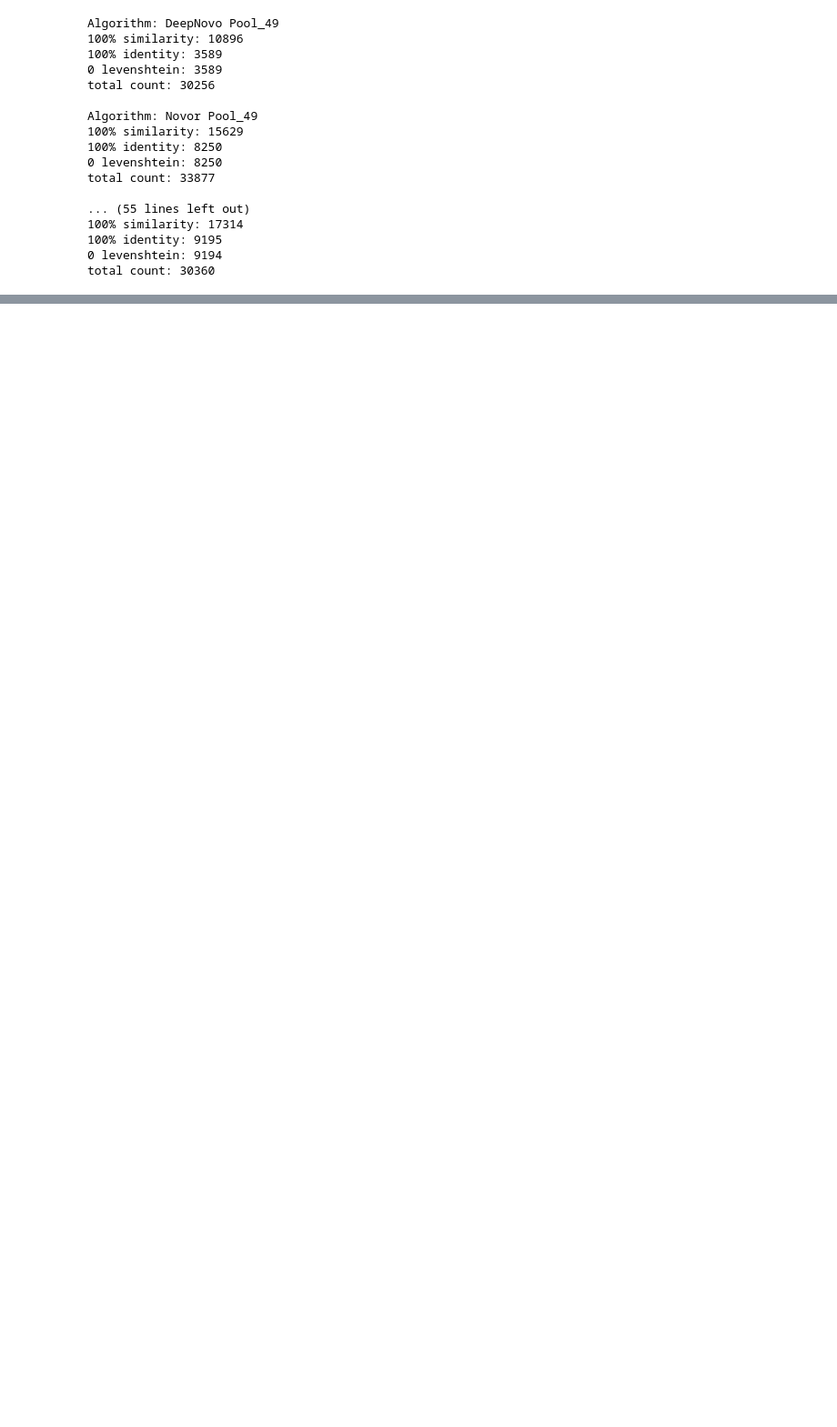
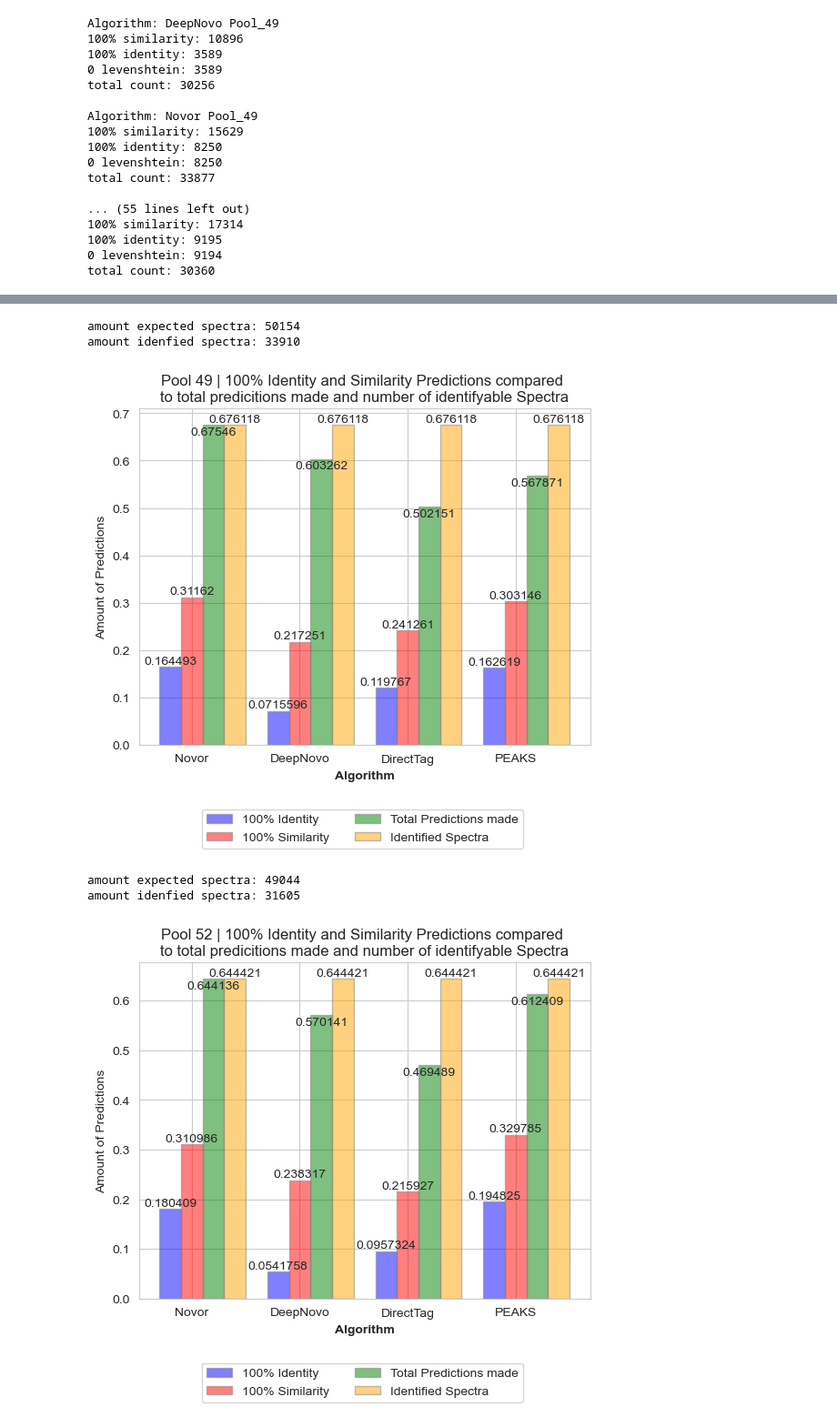
Before and after one commit to LukasStonie/PeptideDeNovoSequencing, a Jupyter notebook: Pipeline/Analysis/ScoreDistributions.ipynb, the cells around one changed output, grey strips where cells are left out. Shown: that part at 91% size. Drawn from its saved outputs; the diff is of its cells as text; code cells hidden in the pictures; blank space fills up the shorter version.

```diff
--- a/Pipeline/Analysis/ScoreDistributions.ipynb
+++ b/Pipeline/Analysis/ScoreDistributions.ipynb
@@ -7,11 +7,3 @@ import itertools
 import warnings
 
 warnings.filterwarnings('ignore')
-# %%
-expected = pd.read_csv(
-        "/Users/lukas/University/Bachelor_Thesis/Project/PeptideDeNovoSequencing/Data/BD7_Thermo_Pool52_HCD/Thermo_SRM_Pool_52_01_01_3xHCD-1h-R2-tryptic/msmsScans.txt",
-        sep='\t')
-count_spectra = expected.shape[0]
-print("amount expected spectra:", count_spectra)
-count_identified = expected.query("Identified == '+'").shape[0]
-print("amount idenfied spectra:",count_identified )
@@ -131,0 +148,70 @@ for p in pools:
+# %%
+for p in pools:
+    # load the actual data
+    expected_pool = pd.read_csv(
+            f"../../Data/Datasets/{p}/Thermo_SRM_{p}_01_01_3xHCD-1h-R2-tryptic/msmsScans.txt",
+            sep='\t')
+    count_spectra = expected_pool.shape[0]
+    count_identified = expected_pool.query("Identified == '+'").shape[0]
+    print("amount expected spectra:", count_spectra)
+    print("amount idenfied spectra:", count_identified)
+    # load the scoring results
+    novor_df = pd.read_csv(f'../../Data/ScoringResults/{p}/novor_scored.tsv', sep='\t', index_col=None)
+    deepnovo_df = pd.read_csv(f'../../Data/ScoringResults/{p}/deepnovo_scored.tsv', sep='\t', index_col=None)
+    directTag_df = pd.read_csv(f'../../Data/ScoringResults/{p}/direcTag_scored.tsv', sep='\t', index_col=None)
+    peaks_df = pd.read_csv(f'../../Data/ScoringResults/{p}/peaks_scored.tsv', sep='\t', index_col=None)
+
+    # get the amount of predictions with 100% identity
+    novor_100_id = novor_df.query('Identity == 1.0').shape[0]
+    deepnovo_100_id = deepnovo_df.query('Identity == 1.0').shape[0]
+    directTag_100_id = directTag_df.query('Identity == 1.0').shape[0]
+    peaks_100_id = peaks_df.query('Identity == 1.0').shape[0]
+
+     # get the amount of predictions with 100% similarity
+    novor_100_sim = novor_df.query('Similarity == 1.0').shape[0]
+    deepnovo_100_sim = deepnovo_df.query('Similarity == 1.0').shape[0]
+    directTag_100_sim = directTag_df.query('Similarity == 1.0').shape[0]
+    peaks_100_sim = peaks_df.query('Similarity == 1.0').shape[0]
+
+    # get number of predictions made
+    novor_count = novor_df.shape[0]
+    deepnovo_count = deepnovo_df.shape[0]
+    directTag_count = directTag_df.shape[0]
+    peaks_count = peaks_df.shape[0]
+
+    # create grouped bar plot
+    fig, ax = plt.subplots()
+    barWidth = 0.2
+    bars1 = [novor_100_id/count_spectra, deepnovo_100_id/count_spectra, (directTag_100_id/10)/count_spectra, peaks_100_id/count_spectra]
+    bars2 = [novor_100_sim/count_spectra, deepnovo_100_sim/count_spectra, (directTag_100_sim/10)/count_spectra, peaks_100_sim/count_spectra]
+    bars3 = [novor_count/count_spectra, deepnovo_count/count_spectra, (directTag_count/10)/count_spectra, peaks_count/count_spectra]
+    bars4 = [count_identified/count_spectra, count_identified/count_spectra, count_identified/count_spectra , count_identified/count_spectra ]
+    r1 = range(len(bars1))
+    r2 = [x + barWidth for x in r1]
+    # move label for bar3 a bit to the bottom
+    r3 = [x + barWidth for x in r2]
+    r4 = [x + barWidth for x in r3]
+    #plt.bar(r1, bars1, color='blue', alpha=0.3, width=barWidth, edgecolor='grey', label='100% Identity')
+    plt.bar_label(plt.bar(r1, bars1, color='blue', alpha=0.5, width=barWidth, edgecolor='grey', label='100% Identity'))
+    #plt.bar(r2, bars2, color='red', alpha=0.3, width=barWidth, edgecolor='grey', label='100% Similarity')
+    plt.bar_label(plt.bar(r2, bars2, color='red', alpha=0.5, width=barWidth, edgecolor='grey', label='100% Similarity'))
+
+    plt.bar_label(plt.bar(r3, bars3, color='green', alpha=0.5, width=barWidth, edgecolor='grey', label='Total Predictions made'), padding=-10)
+    plt.bar_label(plt.bar(r4, bars4, color='orange', alpha=0.5, width=barWidth, edgecolor='grey', label='Identified Spectra'))
+    plt.xlabel('Algorithm', fontweight='bold')
+    plt.xticks([r + barWidth for r in range(len(bars1))], ['Novor', 'DeepNovo', 'DirectTag', 'PEAKS'])
+    plt.ylabel('Amount of Predictions')
+    plt.title(f'{" ".join(p.split("_"))} | 100% Identity and Similarity Predictions compared \nto total predicitions made and number of identifyable Spectra')
+    plt.legend()
+    # Put a legend to on the bottom of the plot
+    ax.legend(loc='center left', bbox_to_anchor=(0.125, -0.25), ncol=2)
+    #plt.savefig(f'../../Data/Analysis/{p}/grouped_bar_plot_amout_predictions.png')
+    #plt.close()
+    plt.show()
+# %% [output]
+amount expected spectra: 50154
+amount idenfied spectra: 33910
+[figure, added]
+amount expected spectra: 49044
+amount idenfied spectra: 31605
+[figure, added]
```
Also changed, not shown: parts of 8 cells of this notebook, 7 other files.
